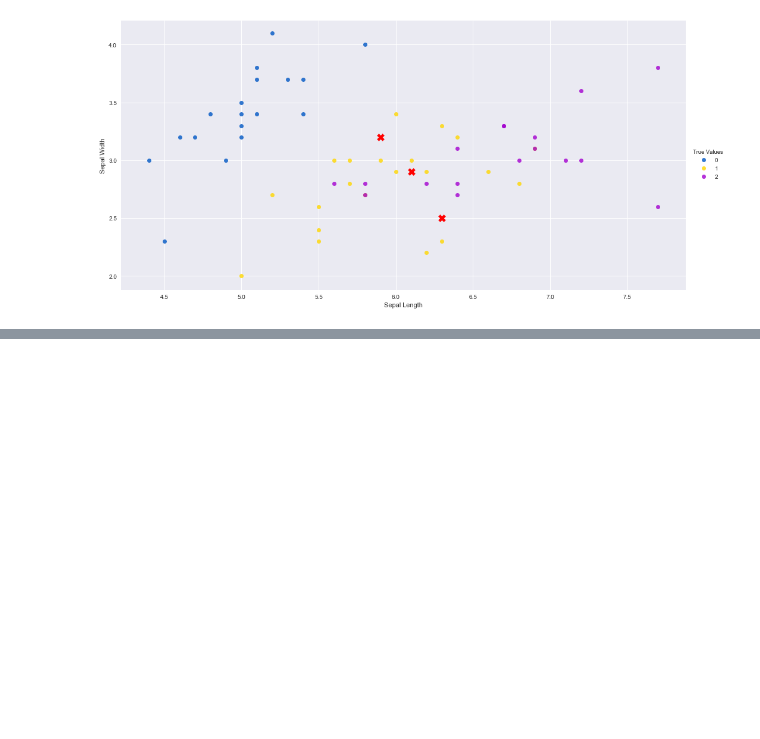
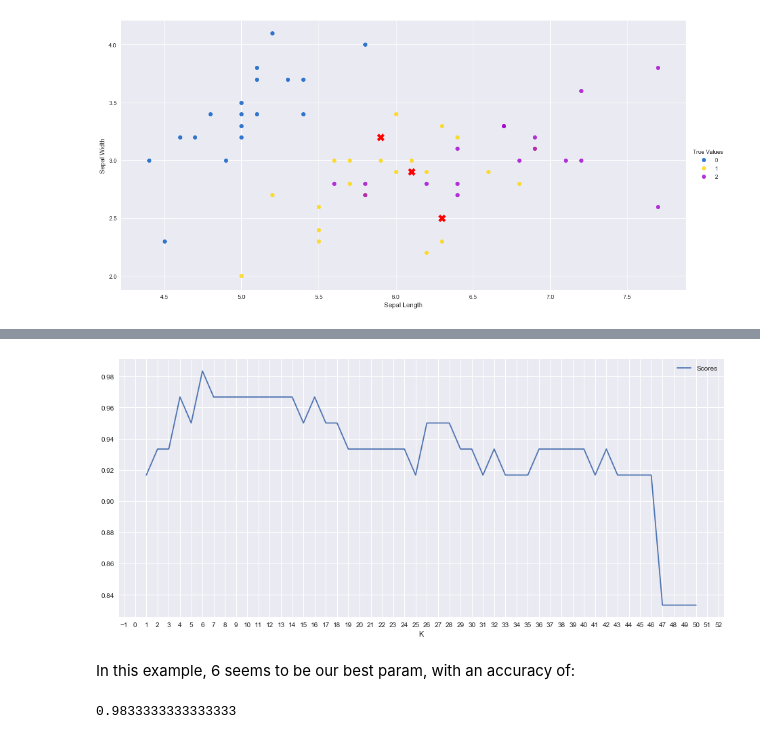
Before and after one commit to snyderjamie/ds-class-8-classification, a Jupyter notebook: 1. Classification Overview.ipynb, the cells around one changed output, grey strips where cells are left out. Saved outputs shown, nothing was run; the diff lists cells and outputs as text; code cells hidden in the pictures; blank space fills up the shorter version.

```diff
--- a/1. Classification Overview.ipynb
+++ b/1. Classification Overview.ipynb
@@ -177,0 +182,13 @@ plt.scatter(misses['Sepal Length'].values, misses['Sepal Width'].values, marker=
+# %%
+k_values = np.arange(1, 51)
+scores = []
+for k in k_values:
+    knn = KNeighborsClassifier(n_neighbors=k)
+    knn.fit(X_train, y_train)
+    scores.append(knn.score(X_test, y_test))
+# %%
+results = pd.DataFrame({
+    'K': k_values,
+    'Scores': scores
+})
+results.head()
@@ -177,0 +204,11 @@ plt.scatter(misses['Sepal Length'].values, misses['Sepal Width'].values, marker=
+# %%
+ax = results.plot(x='K', y='Scores', figsize=(16, 7), x_compat=True)
+ax.xaxis.set_major_locator(plticker.MultipleLocator(base=1.0))
+# %% [output]
+[figure, added]
+# %% [markdown]
+In this example, 6 seems to be our best param, with an accuracy of:
+# %%
+scores[5]
+# %% [output]
+0.9833333333333333
```
Also changed, not shown: parts of 34 cells of this notebook.
